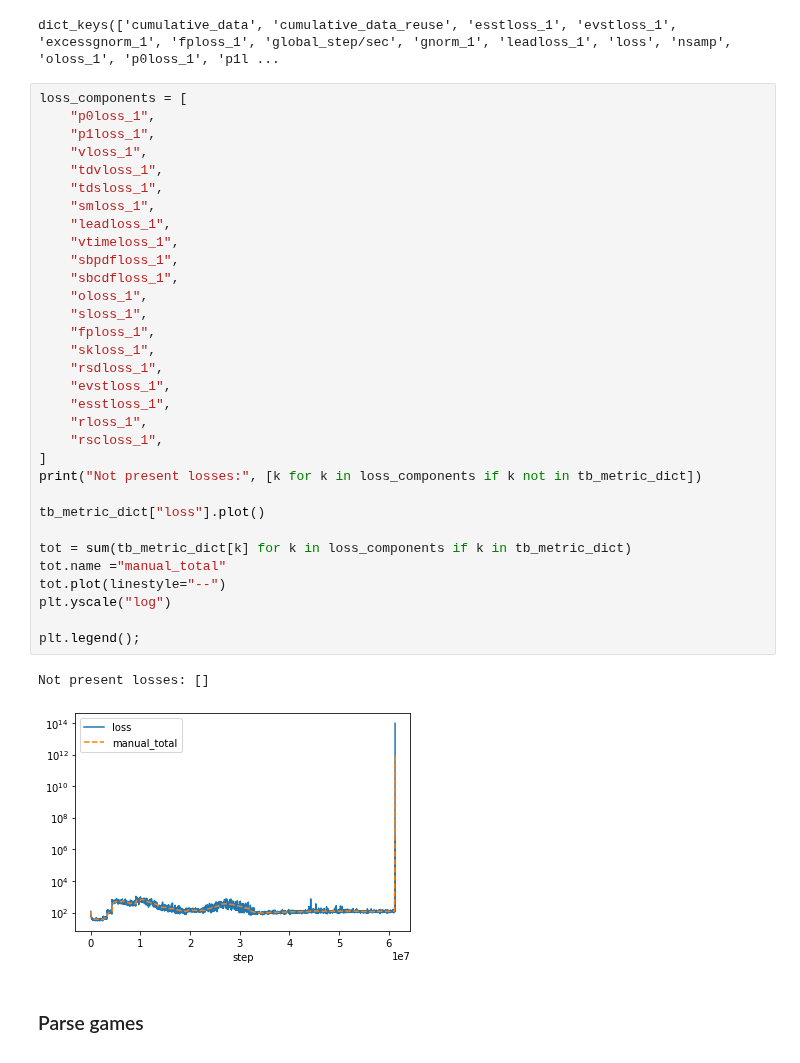
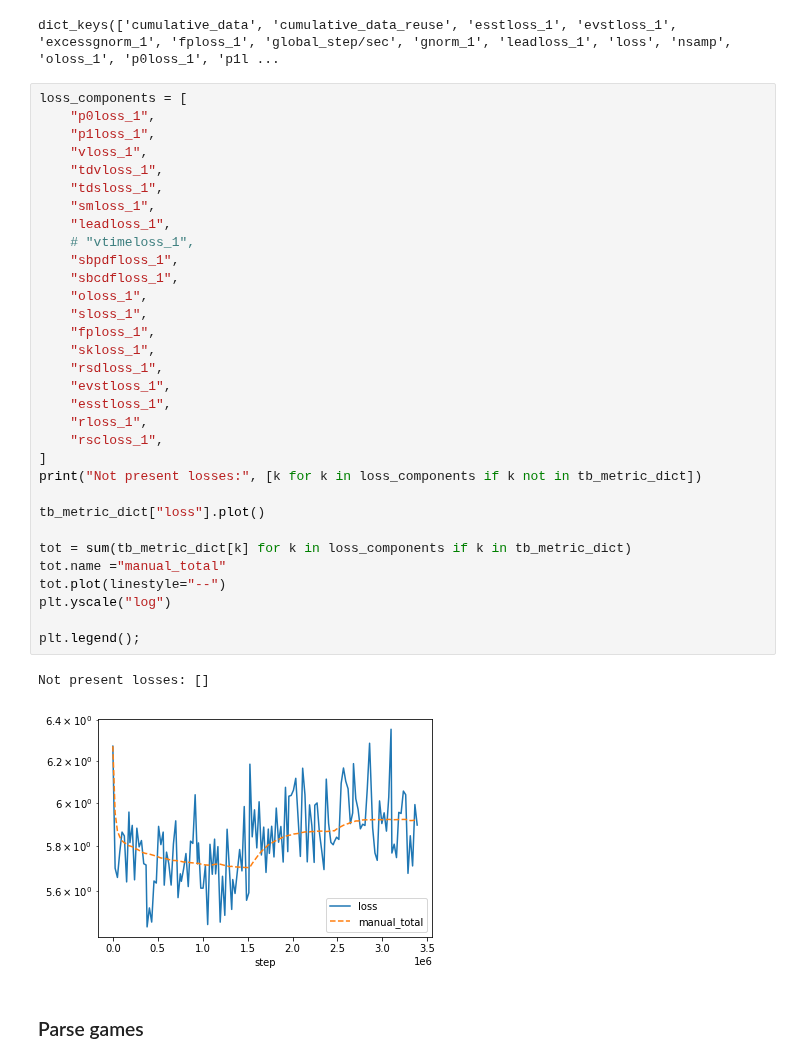
Before and after one commit to AlignmentResearch/go_attack, a Jupyter notebook: notebooks/sgf-explorer.ipynb, the cells around one changed output. Drawn from its saved outputs; the diff is of its cells as text.

Commit message:
Plots working again

```diff
--- a/notebooks/sgf-explorer.ipynb
+++ b/notebooks/sgf-explorer.ipynb
@@ -115,35 +108,35 @@ loss_components = [
     "p1loss_1",
     "vloss_1",
     "tdvloss_1",
     "tdsloss_1",
     "smloss_1",
     "leadloss_1",
-    "vtimeloss_1",
+    # "vtimeloss_1",
     "sbpdfloss_1",
     "sbcdfloss_1",
     "oloss_1",
     "sloss_1",
     "fploss_1",
     "skloss_1",
     "rsdloss_1",
     "evstloss_1",
     "esstloss_1",
     "rloss_1",
     "rscloss_1",
 ]
 print("Not present losses:", [k for k in loss_components if k not in tb_metric_dict])
 
 tb_metric_dict["loss"].plot()
 
 tot = sum(tb_metric_dict[k] for k in loss_components if k in tb_metric_dict)
 tot.name ="manual_total"
 tot.plot(linestyle="--")
 plt.yscale("log")
 
 plt.legend();
 # %% [output]
 Not present losses: []
-[figure, old version]
+[figure, new version]
 # %% [markdown]
 ### Parse games
 # %%
```
Also changed, not shown: parts of 5 cells of this notebook, 1 other file.
